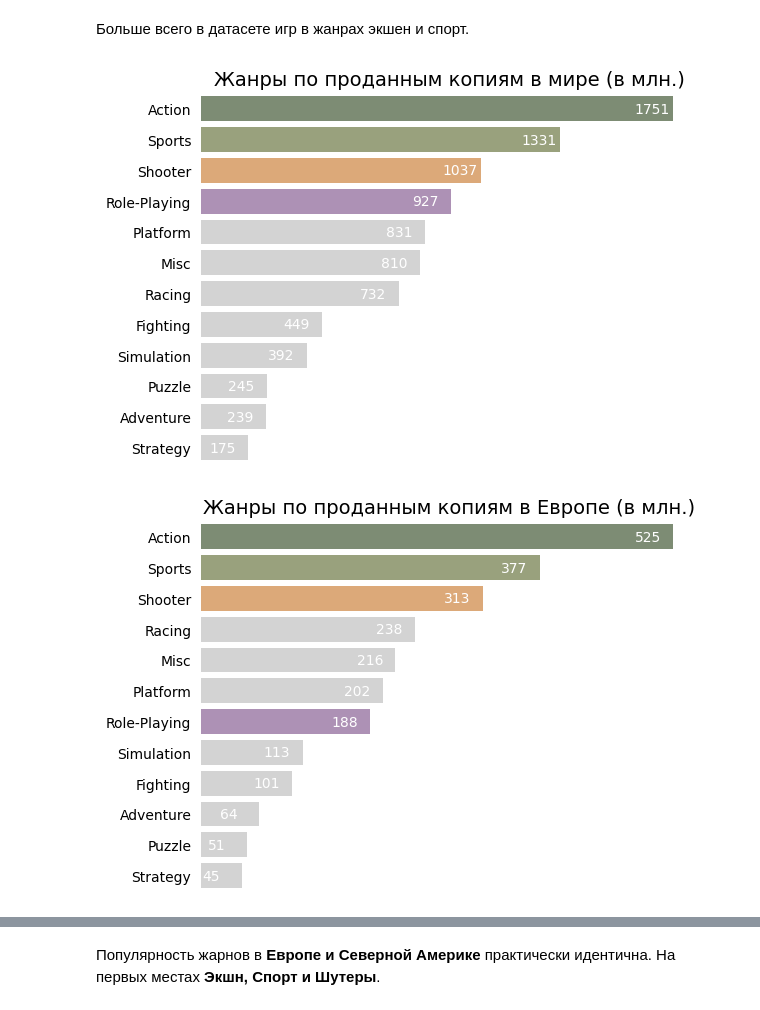
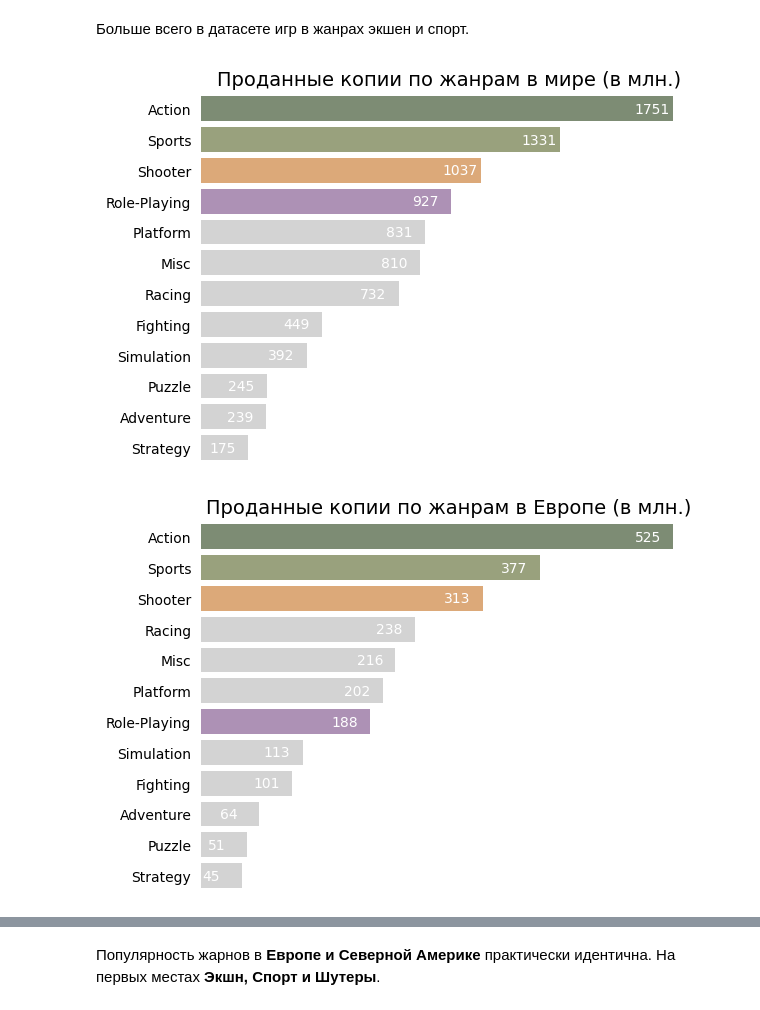
Before and after one commit to ekhavronina/data_analytics, a Jupyter notebook: video_games/video_game_sales_reboot.ipynb, the cells around one changed output, grey strips where cells are left out. Drawn from its saved outputs; the diff is of its cells as text; code cells hidden in the pictures.

```diff
--- a/video_games/video_game_sales_reboot.ipynb
+++ b/video_games/video_game_sales_reboot.ipynb
@@ -452,30 +452,30 @@ genres_count
 # %%
 # Настраиваем цвета
 genres_palette = {'Action': '#7C9070',
                   'Sports': '#9CA777',
                   'Shooter': '#ECA869',
                   'Role-Playing': '#B08BBB'
                  }
 
 
 
 ax = sns.barplot(x=genres_sales['Global_Sales'].apply(round),
                  y=genres_sales['Genre'],
                  orient='h',
                  palette=set_custom_palette(genres_sales['Genre'], genres_palette)
                 )
 
 ax.bar_label(ax.containers[0], padding=-28, color='white')
 
 sns.despine(left=True, bottom=True)
 ax.set_xticks([])
-plt.title('Жанры по проданным копиям в мире (в млн.)', fontdict={'fontsize': 14})
+plt.title('Проданные копии по жанрам в мире (в млн.)', fontdict={'fontsize': 14})
 plt.xlabel(None)
 plt.ylabel(None)
 
 plt.show()
 # %% [output]
-[figure, old version]
+[figure, new version]
 # %%
 ax = sns.barplot(x=genres_sales.sort_values('EU_Sales', ascending=False)['EU_Sales'].apply(round),
                  y=genres_sales.sort_values('EU_Sales', ascending=False)['Genre'],
@@ -486,13 +486,13 @@ ax = sns.barplot(x=genres_sales.sort_values('EU_Sales', ascending=False)['EU_Sal
 ax.bar_label(ax.containers[0], padding=-28, color='white')
 sns.despine(left=True, bottom=True)
 ax.set_xticks([])
-plt.title('Жанры по проданным копиям в Европе (в млн.)', fontdict={'fontsize': 14})
+plt.title('Проданные копии по жанрам в Европе (в млн.)', fontdict={'fontsize': 14})
 plt.xlabel(None)
 plt.ylabel(None)
 
 plt.show()
 # %% [output]
-[figure, old version]
+[figure, new version]
 # %%
 ax = sns.barplot(x=genres_sales.sort_values('NA_Sales', ascending=False)['NA_Sales'].apply(round),
                  y=genres_sales.sort_values('NA_Sales', ascending=False)['Genre'],
```
Also changed, not shown: parts of 17 cells of this notebook.
